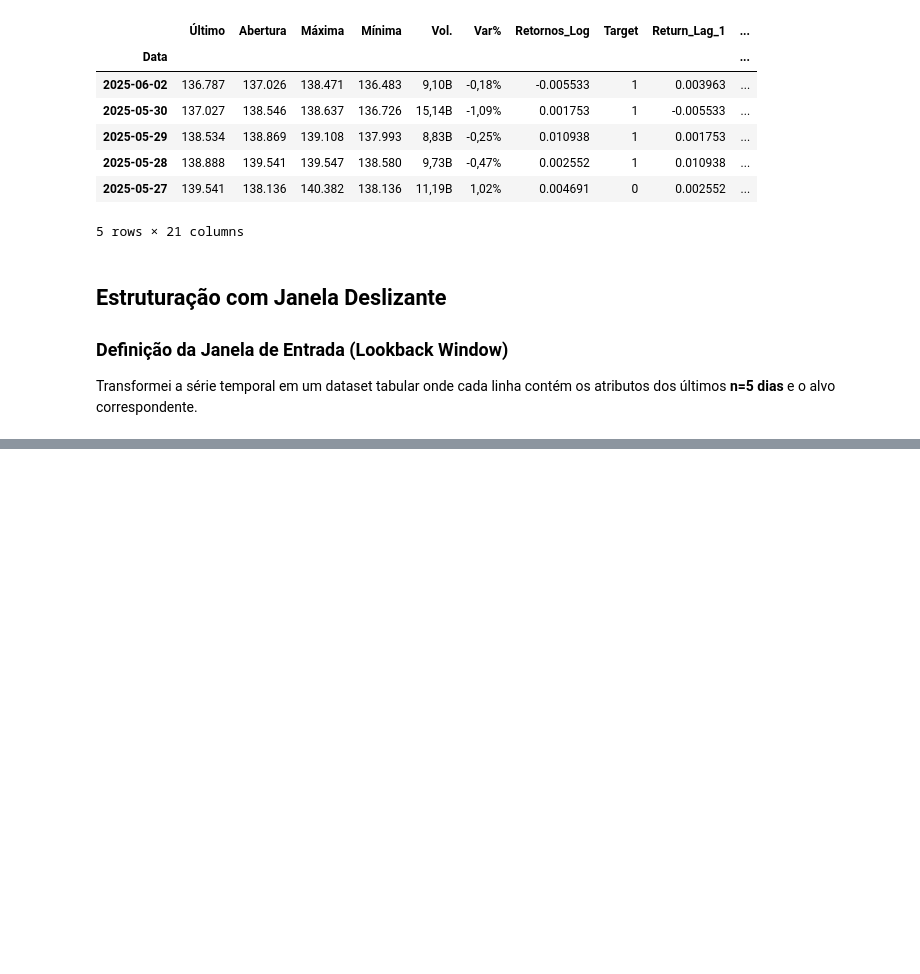
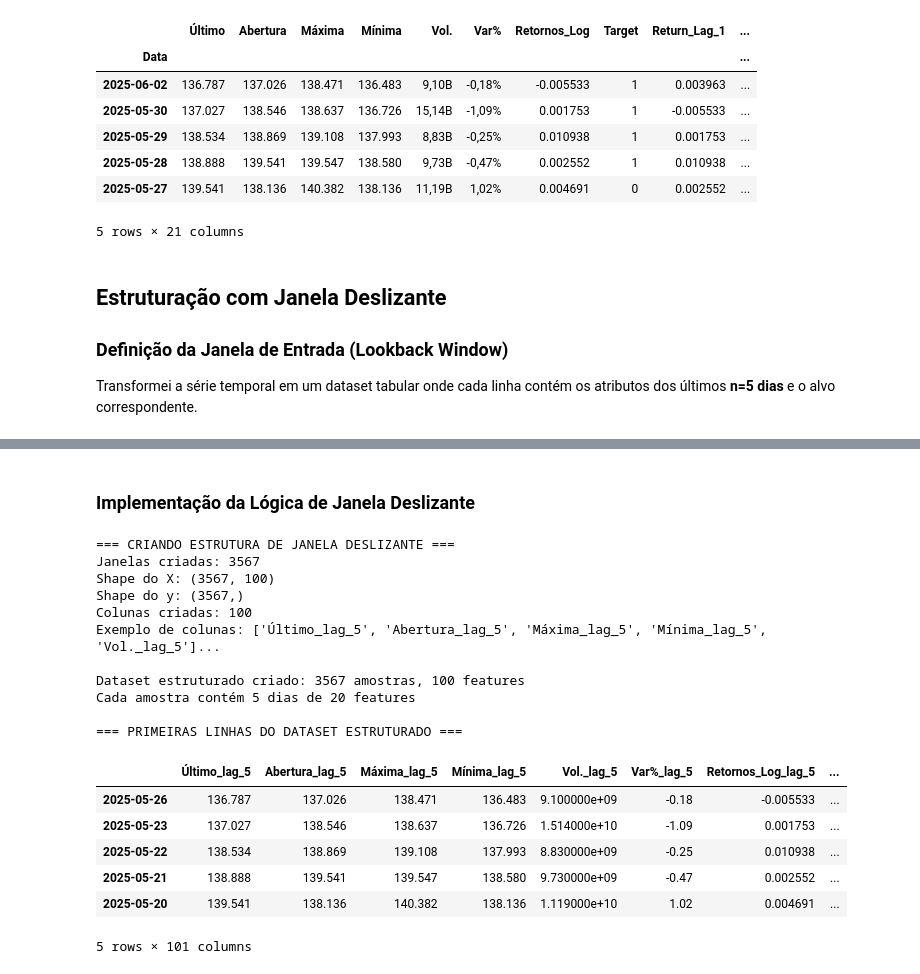
Before and after one commit to suprarn/tudofiap, a Jupyter notebook: Tech Challenge 2/final/tech_challenge_2_final.ipynb, the cells around one changed output, grey strips where cells are left out. Drawn from its saved outputs; the diff is of its cells as text; code cells hidden in the pictures; blank space fills up the shorter version.

```diff
--- a/Tech Challenge 2/final/tech_challenge_2_final.ipynb
+++ b/Tech Challenge 2/final/tech_challenge_2_final.ipynb
@@ -955,0 +933,75 @@ verificar ai em cima pq tem 18 features e nao 20
+# %% [markdown]
+### Implementação da Lógica de Janela Deslizante
+# %%
+# Cria estrutura de janela deslizante
+print('=== CRIANDO ESTRUTURA DE JANELA DESLIZANTE ===')
+
+X_list = []
+y_list = []
+indices_list = []
+
+# Itera pelos dados criando janelas deslizantes
+for i in range(JANELA_TAMANHO, len(dados_limpos)):
+    # Janela de features (últimos n dias)
+    janela_features = dados_limpos[features_numericas].iloc[i-JANELA_TAMANHO:i].values
+
+    # Achata a janela (transforma matriz em vetor)
+    janela_achatada = janela_features.flatten()
+
+    # Target correspondente
+    target = dados_limpos['Target'].iloc[i]
+
+    X_list.append(janela_achatada)
+    y_list.append(target)
+    indices_list.append(dados_limpos.index[i])
+
+# Converte para arrays numpy
+X = np.array(X_list)
+y = np.array(y_list)
+
+print(f'Janelas criadas: {len(X_list)}')
+print(f'Shape do X: {X.shape}')
+print(f'Shape do y: {y.shape}')
+
+# Cria nomes das colunas para o DataFrame final
+nomes_colunas = []
+for lag in range(JANELA_TAMANHO, 0, -1):
+    for feature in features_numericas:
+        nomes_colunas.append(f"{feature}_lag_{lag}")
+
+print(f'Colunas criadas: {len(nomes_colunas)}')
+print(f'Exemplo de colunas: {nomes_colunas[:5]}...')
+
+# Cria DataFrame estruturado
+dados_janela_deslizante = pd.DataFrame(
+    X,
+    columns=nomes_colunas,
+    index=indices_list
+)
+dados_janela_deslizante['Target'] = y
+
+print(f'\nDataset estruturado criado: {X.shape[0]} amostras, {X.shape[1]} features')
+print(f'Cada amostra contém {JANELA_TAMANHO} dias de {len(features_numericas)} features')
+
+# Visualiza as primeiras linhas
+print('\n=== PRIMEIRAS LINHAS DO DATASET ESTRUTURADO ===')
+dados_janela_deslizante.head()
+# %% [output]
+=== CRIANDO ESTRUTURA DE JANELA DESLIZANTE ===
+Janelas criadas: 3567
+Shape do X: (3567, 100)
+Shape do y: (3567,)
+Colunas criadas: 100
+Exemplo de colunas: ['Último_lag_5', 'Abertura_lag_5', 'Máxima_lag_5', 'Mínima_lag_5', 'Vol._lag_5']...
+
+Dataset estruturado criado: 3567 amostras, 100 features
+Cada amostra contém 5 dias de 20 features
+
+=== PRIMEIRAS LINHAS DO DATASET ESTRUTURADO ===
+|  | Último_lag_5 | Abertura_lag_5 | Máxima_lag_5 | Mínima_lag_5 | Vol._lag_5 | Var%_lag_5 | Retornos_Log_lag_5 | ... |
+| 2025-05-26 | 136.787 | 137.026 | 138.471 | 136.483 | 9.100000e+09 | -0.18 | -0.005533 | ... |
+| 2025-05-23 | 137.027 | 138.546 | 138.637 | 136.726 | 1.514000e+10 | -1.09 | 0.001753 | ... |
+| 2025-05-22 | 138.534 | 138.869 | 139.108 | 137.993 | 8.830000e+09 | -0.25 | 0.010938 | ... |
+| 2025-05-21 | 138.888 | 139.541 | 139.547 | 138.580 | 9.730000e+09 | -0.47 | 0.002552 | ... |
+| 2025-05-20 | 139.541 | 138.136 | 140.382 | 138.136 | 1.119000e+10 | 1.02 | 0.004691 | ... |
+5 rows × 101 columns
```
Also changed, not shown: parts of 31 cells of this notebook, 14 other files.
